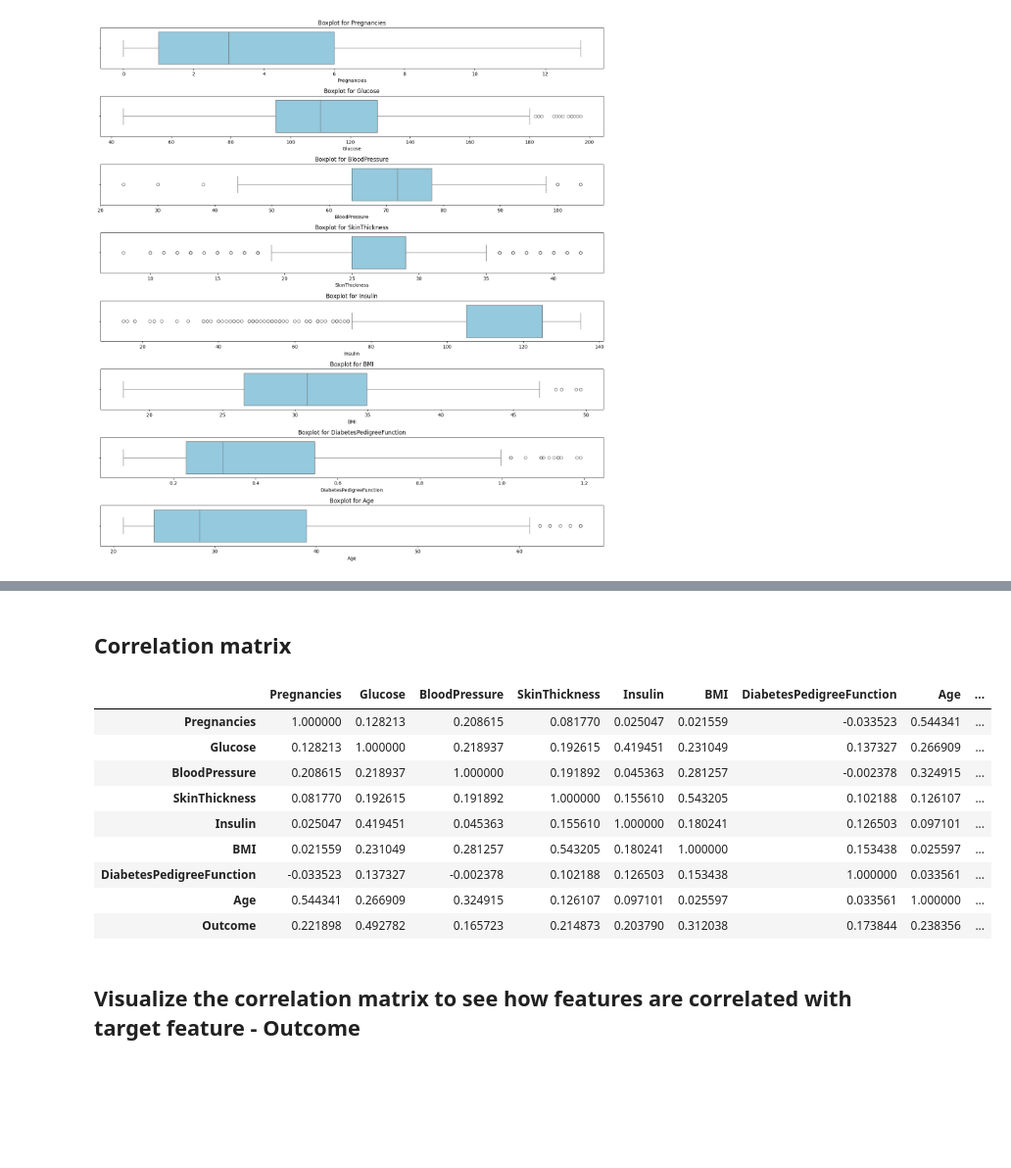
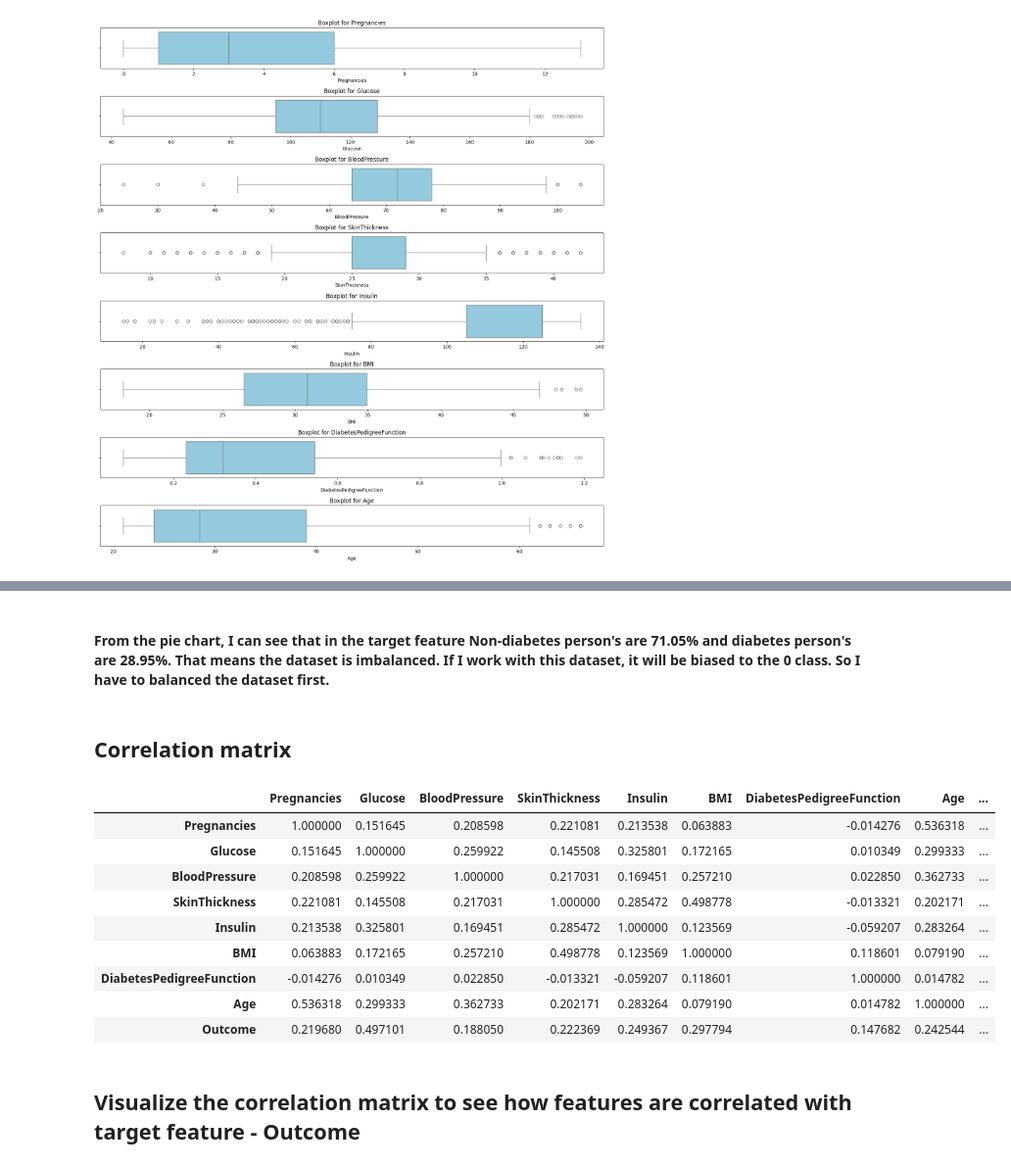
Before and after one commit to dinislamweb/diabetics-prediction-, a Jupyter notebook: diabetes_updated.ipynb, the cells around one changed output, grey strips where cells are left out. Shown at 98% size. Drawn from its saved outputs; the diff is of its cells as text; code cells hidden in the pictures; blank space fills up the shorter version.

```diff
--- a/diabetes_updated.ipynb
+++ b/diabetes_updated.ipynb
@@ -454,19 +467,21 @@ plt.show()
+# %% [markdown]
+#### From the pie chart, I can see that in the target feature Non-diabetes person's are 71.05% and diabetes person's are 28.95%. That means the dataset is imbalanced. If I work with this dataset, it will be biased to the 0 class. So I have to balanced the dataset first.
 # %% [markdown]
 ## Correlation matrix
 # %%
 # to see correlations of all features with target feature
-df.corr()
+filtered_df.corr()
 # %% [output]
 |  | Pregnancies | Glucose | BloodPressure | SkinThickness | Insulin | BMI | DiabetesPedigreeFunction | Age | ... |
-| Pregnancies | 1.000000 | 0.128213 | 0.208615 | 0.081770 | 0.025047 | 0.021559 | -0.033523 | 0.544341 | ... |
-| Glucose | 0.128213 | 1.000000 | 0.218937 | 0.192615 | 0.419451 | 0.231049 | 0.137327 | 0.266909 | ... |
-| BloodPressure | 0.208615 | 0.218937 | 1.000000 | 0.191892 | 0.045363 | 0.281257 | -0.002378 | 0.324915 | ... |
-| SkinThickness | 0.081770 | 0.192615 | 0.191892 | 1.000000 | 0.155610 | 0.543205 | 0.102188 | 0.126107 | ... |
-| Insulin | 0.025047 | 0.419451 | 0.045363 | 0.155610 | 1.000000 | 0.180241 | 0.126503 | 0.097101 | ... |
-| BMI | 0.021559 | 0.231049 | 0.281257 | 0.543205 | 0.180241 | 1.000000 | 0.153438 | 0.025597 | ... |
-| DiabetesPedigreeFunction | -0.033523 | 0.137327 | -0.002378 | 0.102188 | 0.126503 | 0.153438 | 1.000000 | 0.033561 | ... |
-| Age | 0.544341 | 0.266909 | 0.324915 | 0.126107 | 0.097101 | 0.025597 | 0.033561 | 1.000000 | ... |
-| Outcome | 0.221898 | 0.492782 | 0.165723 | 0.214873 | 0.203790 | 0.312038 | 0.173844 | 0.238356 | ... |
+| Pregnancies | 1.000000 | 0.151645 | 0.208598 | 0.221081 | 0.213538 | 0.063883 | -0.014276 | 0.536318 | ... |
+| Glucose | 0.151645 | 1.000000 | 0.259922 | 0.145508 | 0.325801 | 0.172165 | 0.010349 | 0.299333 | ... |
+| BloodPressure | 0.208598 | 0.259922 | 1.000000 | 0.217031 | 0.169451 | 0.257210 | 0.022850 | 0.362733 | ... |
+| SkinThickness | 0.221081 | 0.145508 | 0.217031 | 1.000000 | 0.285472 | 0.498778 | -0.013321 | 0.202171 | ... |
+| Insulin | 0.213538 | 0.325801 | 0.169451 | 0.285472 | 1.000000 | 0.123569 | -0.059207 | 0.283264 | ... |
+| BMI | 0.063883 | 0.172165 | 0.257210 | 0.498778 | 0.123569 | 1.000000 | 0.118601 | 0.079190 | ... |
+| DiabetesPedigreeFunction | -0.014276 | 0.010349 | 0.022850 | -0.013321 | -0.059207 | 0.118601 | 1.000000 | 0.014782 | ... |
+| Age | 0.536318 | 0.299333 | 0.362733 | 0.202171 | 0.283264 | 0.079190 | 0.014782 | 1.000000 | ... |
+| Outcome | 0.219680 | 0.497101 | 0.188050 | 0.222369 | 0.249367 | 0.297794 | 0.147682 | 0.242544 | ... |
 # %% [markdown]
 ## Visualize the correlation matrix to see how features are correlated with target feature - Outcome
 # %%
```
Also changed, not shown: parts of 20 cells of this notebook, 1 other file.
